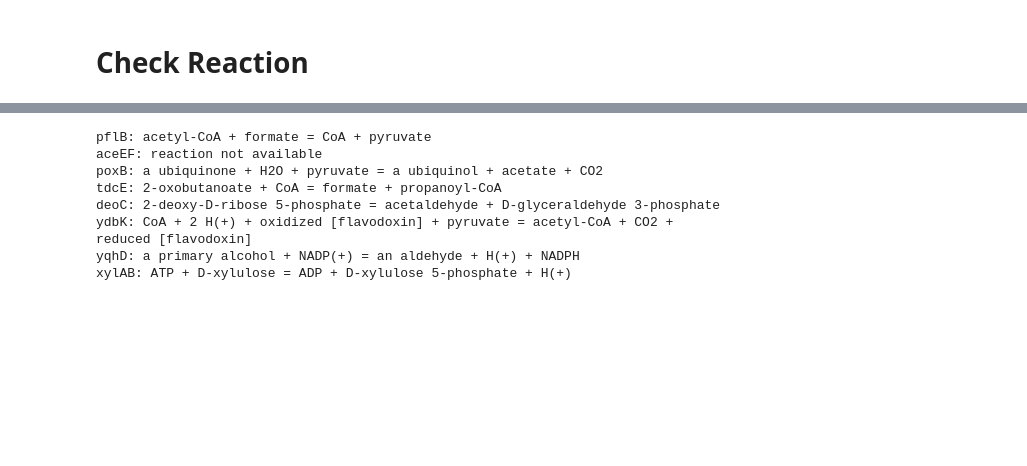
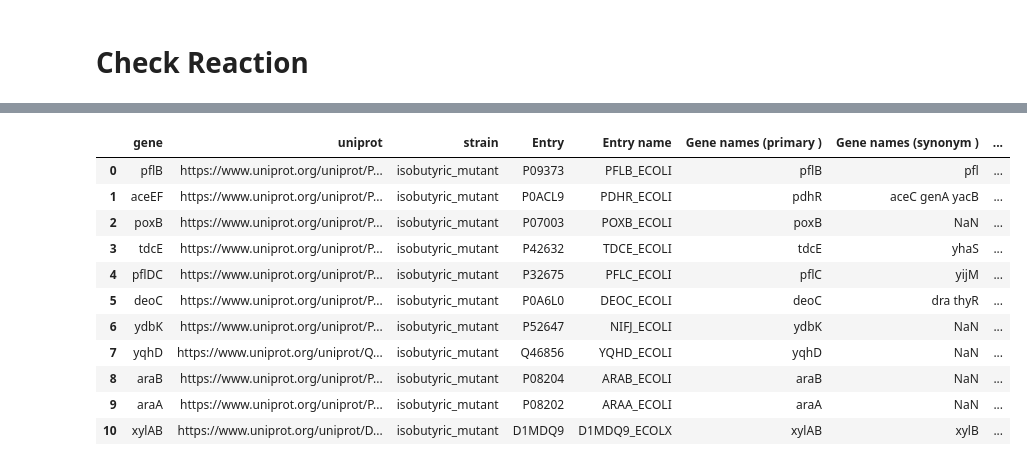
Before and after one commit to matinnuhamunada/co_culture_model, a Jupyter notebook: 00_find_knockouts.ipynb, the cells around one changed output, grey strips where cells are left out. Saved outputs shown, nothing was run; the diff lists cells and outputs as text; code cells hidden in the pictures; blank space fills up the shorter version.

```diff
--- a/00_find_knockouts.ipynb
+++ b/00_find_knockouts.ipynb
@@ -167,0 +217,3 @@ appB: 2 a ubiquinol + n H(+)(in) + O2 = 2 a ubiquinone + n H(+)(out) + 2 H2O
+# %%
+model = load_model(model_id)
+model
@@ -167,0 +230,12 @@ appB: 2 a ubiquinol + n H(+)(in) + O2 = 2 a ubiquinone + n H(+)(out) + 2 H2O
+# %%
+gene_list = []
+for counter, i in enumerate(model.genes):
+    try:
+        data = [str(i), counter, i.annotation['uniprot'][0]]
+        gene_list.append(data)
+    except:
+        data = [str(i), counter, '']
+        gene_list.append(data)
+# %%
+df_gene = pd.DataFrame(gene_list, columns=['id_bigg',model_id+'_idx','Entry'])
+df_gene
@@ -167,0 +256,3 @@ appB: 2 a ubiquinol + n H(+)(in) + O2 = 2 a ubiquinone + n H(+)(out) + 2 H2O
+# %%
+df_xylitol = df_xylitol.join(df_gene.set_index('Entry'), on='Entry')
+df_xylitol
@@ -168,24 +269,20 @@ appB: 2 a ubiquinol + n H(+)(in) + O2 = 2 a ubiquinone + n H(+)(out) + 2 H2O
 # %%
 df_xylitol.to_csv('data/df_xylitol_knockouts.csv')
-# %%
-reaction_data = []
-for counter, i in enumerate(df_isobutyric['Catalytic activity']):
-    try:
-        reaction = i.split(';')[0].replace('CATALYTIC ACTIVITY: Reaction=','')
-        print(df_isobutyric.gene[counter]+':', reaction)
-        reaction_data.append(reaction)
-    except:
-        print(df_isobutyric.gene[counter]+':', 'reaction not available')
-        reaction_data.append(np.nan)
-df_isobutyric = df_isobutyric.assign(Reaction = reaction_data)
-# %% [output]
-pflB: acetyl-CoA + formate = CoA + pyruvate
-aceEF: reaction not available
-poxB: a ubiquinone + H2O + pyruvate = a ubiquinol + acetate + CO2
-tdcE: 2-oxobutanoate + CoA = formate + propanoyl-CoA
-deoC: 2-deoxy-D-ribose 5-phosphate = acetaldehyde + D-glyceraldehyde 3-phosphate
-ydbK: CoA + 2 H(+) + oxidized [flavodoxin] + pyruvate = acetyl-CoA + CO2 + reduced [flavodoxin]
-yqhD: a primary alcohol + NADP(+) = an aldehyde + H(+) + NADPH
-xylAB: ATP + D-xylulose = ADP + D-xylulose 5-phosphate + H(+)
+# %%
+df_isobutyric = df_isobutyric.join(df_gene.set_index('Entry'), on='Entry')
+df_isobutyric
+# %% [output]
+|  | gene | uniprot | strain | Entry | Entry name | Gene names (primary ) | Gene names (synonym ) | ... |
+| 0 | pflB | https://www.uniprot.org/uniprot/P... | isobutyric_mutant | P09373 | PFLB_ECOLI | pflB | pfl | ... |
+| 1 | aceEF | https://www.uniprot.org/uniprot/P... | isobutyric_mutant | P0ACL9 | PDHR_ECOLI | pdhR | aceC genA yacB | ... |
+| 2 | poxB | https://www.uniprot.org/uniprot/P... | isobutyric_mutant | P07003 | POXB_ECOLI | poxB | NaN | ... |
+| 3 | tdcE | https://www.uniprot.org/uniprot/P... | isobutyric_mutant | P42632 | TDCE_ECOLI | tdcE | yhaS | ... |
+| 4 | pflDC | https://www.uniprot.org/uniprot/P... | isobutyric_mutant | P32675 | PFLC_ECOLI | pflC | yijM | ... |
+| 5 | deoC | https://www.uniprot.org/uniprot/P... | isobutyric_mutant | P0A6L0 | DEOC_ECOLI | deoC | dra thyR | ... |
+| 6 | ydbK | https://www.uniprot.org/uniprot/P... | isobutyric_mutant | P52647 | NIFJ_ECOLI | ydbK | NaN | ... |
+| 7 | yqhD | https://www.uniprot.org/uniprot/Q... | isobutyric_mutant | Q46856 | YQHD_ECOLI | yqhD | NaN | ... |
+| 8 | araB | https://www.uniprot.org/uniprot/P... | isobutyric_mutant | P08204 | ARAB_ECOLI | araB | NaN | ... |
+| 9 | araA | https://www.uniprot.org/uniprot/P... | isobutyric_mutant | P08202 | ARAA_ECOLI | araA | NaN | ... |
+| 10 | xylAB | https://www.uniprot.org/uniprot/D... | isobutyric_mutant | D1MDQ9 | D1MDQ9_ECOLX | xylAB | xylB | ... |
 # %%
 df_isobutyric.to_csv('data/df_isobutyric_knockouts.csv')
```
Also changed, not shown: parts of 15 cells of this notebook, 4 other files.
